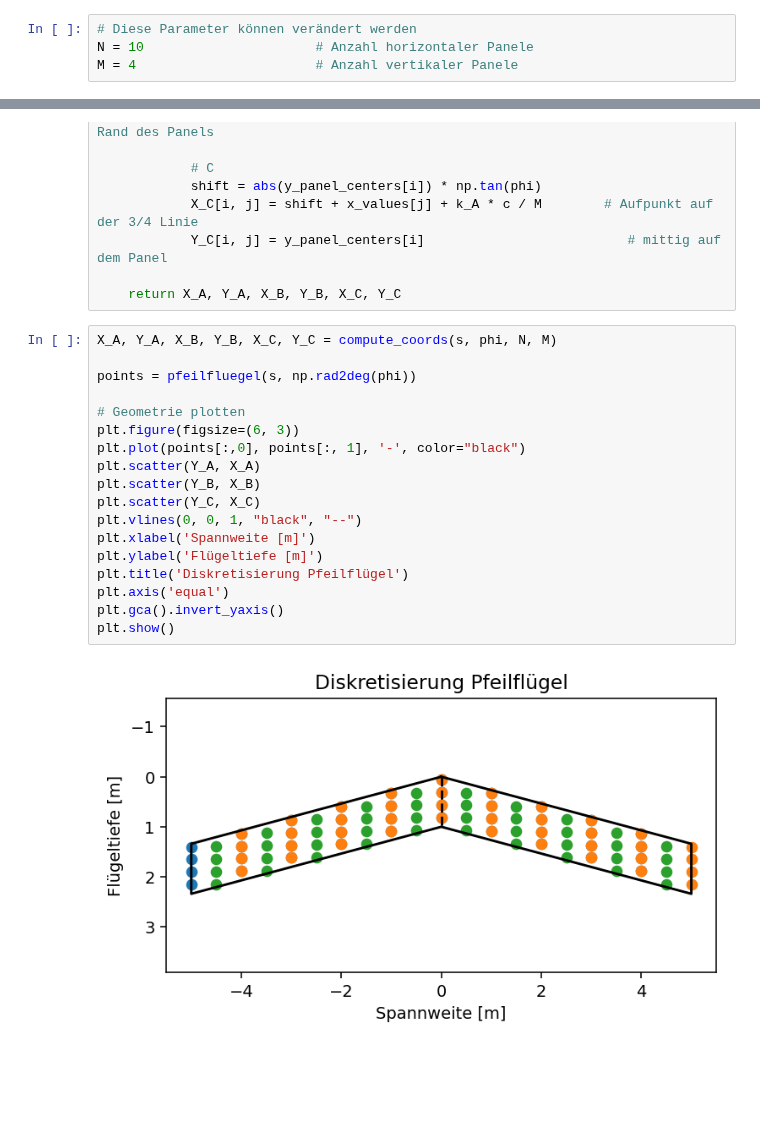
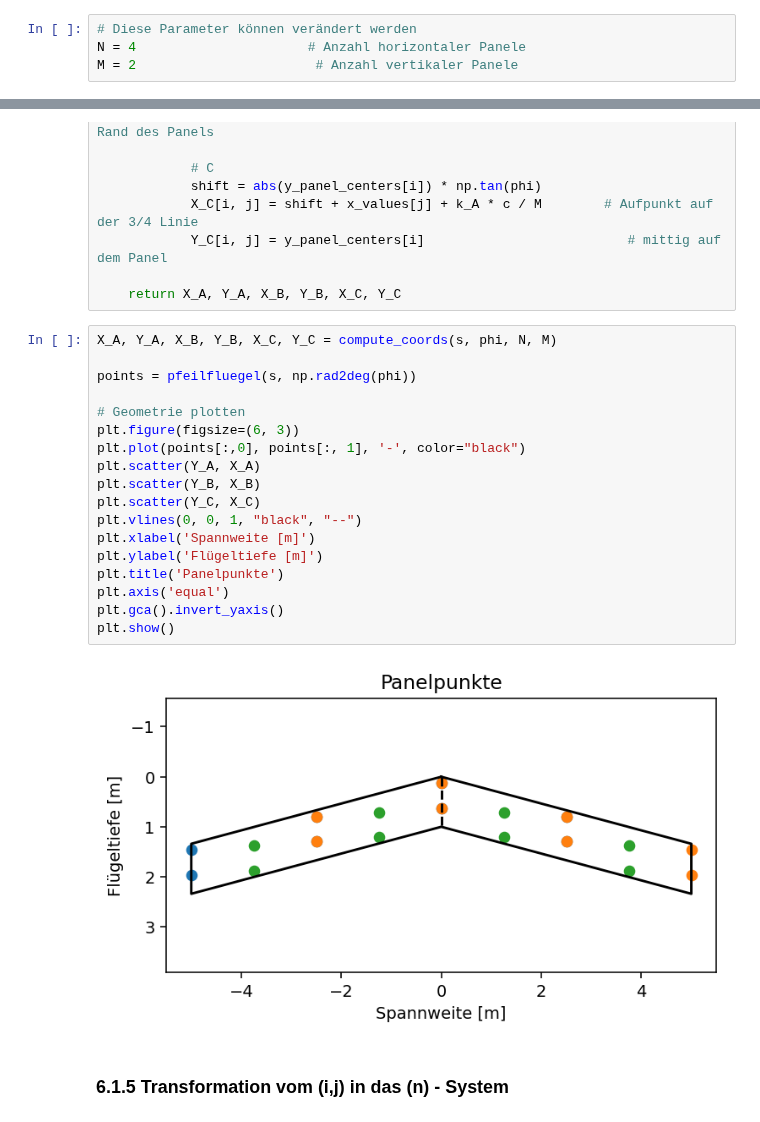
Before and after one commit to AntonSchreiber/aero-lecture, a Jupyter notebook: notebooks_solved/uebung6_VLM.ipynb, the cells around one changed output, grey strips where cells are left out. Cells and saved outputs as stored; diff of their text form; blank space fills up the shorter version.

```diff
--- a/notebooks_solved/uebung6_VLM.ipynb
+++ b/notebooks_solved/uebung6_VLM.ipynb
@@ -125,8 +125,8 @@ HBox(children=(Output(), VBox(children=(VBox(children=(VBox(children=(Label(valu
 # 🟠
 # %%
 # Diese Parameter können verändert werden
-N = 10                      # Anzahl horizontaler Panele
-M = 4                       # Anzahl vertikaler Panele
+N = 4                      # Anzahl horizontaler Panele
+M = 2                       # Anzahl vertikaler Panele
 # %% [markdown]
 ### 6.1.4 Berechnung der Panelpunkte A, B und C
 # %%
@@ -188,20 +188,22 @@ def compute_coords(s, phi, N, M):
 # %%
 X_A, Y_A, X_B, Y_B, X_C, Y_C = compute_coords(s, phi, N, M)
 
 points = pfeilfluegel(s, np.rad2deg(phi))
 
 # Geometrie plotten
 plt.figure(figsize=(6, 3))
 plt.plot(points[:,0], points[:, 1], '-', color="black")
 plt.scatter(Y_A, X_A)
 plt.scatter(Y_B, X_B)
 plt.scatter(Y_C, X_C)
 plt.vlines(0, 0, 1, "black", "--")
 plt.xlabel('Spannweite [m]')
 plt.ylabel('Flügeltiefe [m]')
-plt.title('Diskretisierung Pfeilflügel')
+plt.title('Panelpunkte')
 plt.axis('equal')
 plt.gca().invert_yaxis()
 plt.show()
 # %% [output]
-[figure, old version]
+[figure, new version]
+# %% [markdown]
+### 6.1.5 Transformation vom (i,j) in das (n) - System
```
Also changed, not shown: parts of 2 cells of this notebook.
